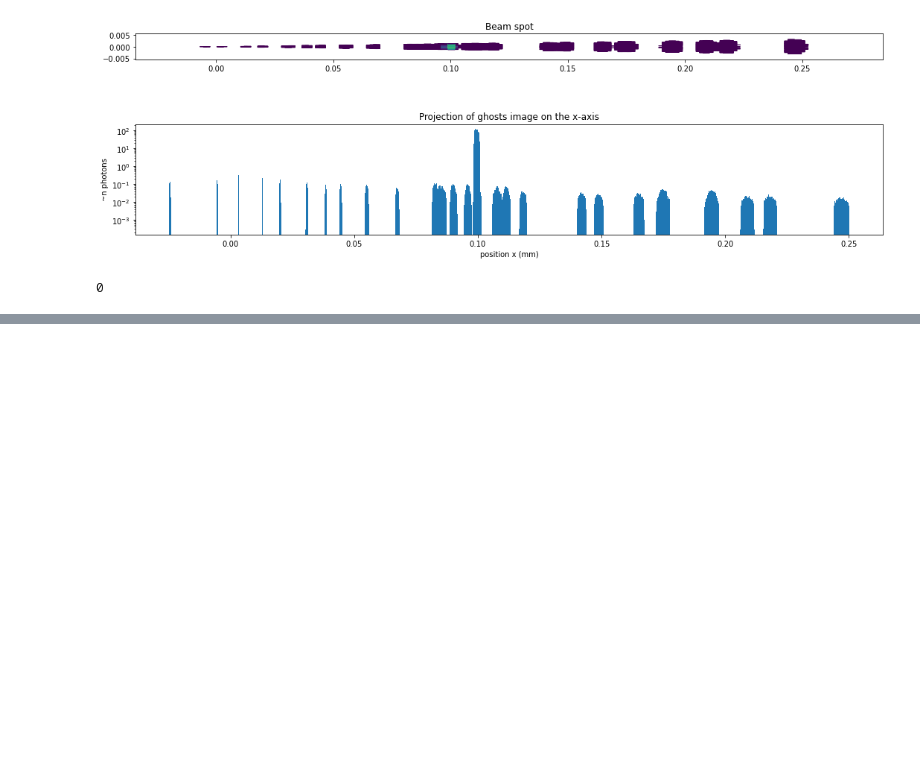
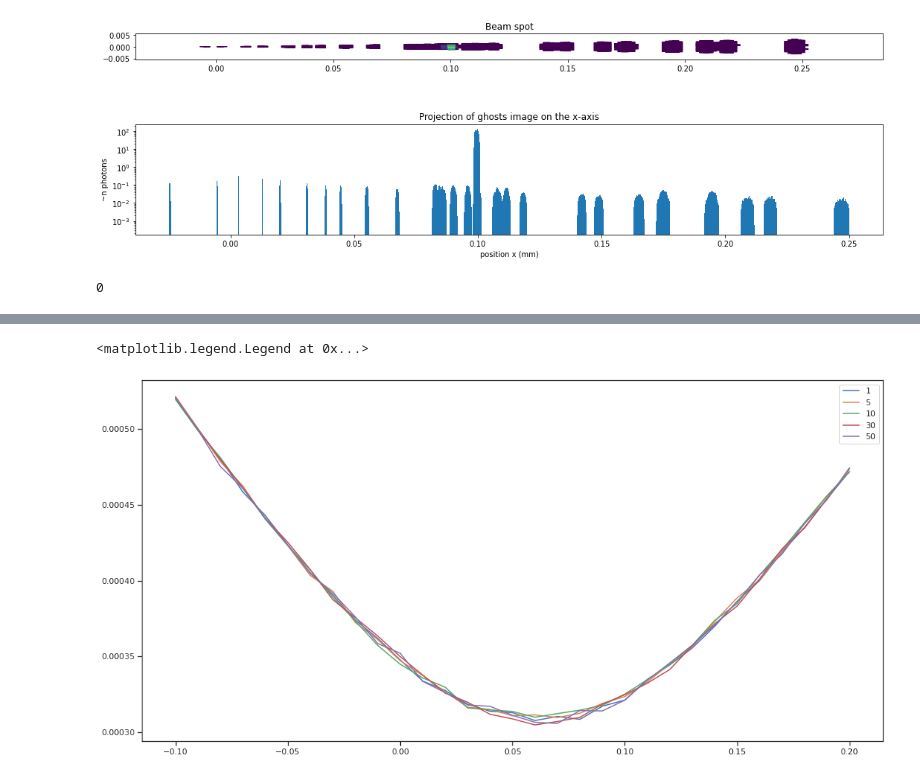
Before and after one commit to lsst-camera-dh/ghosts, a Jupyter notebook: notebooks/LSST_CCOB_ghost_study_distance.ipynb, the cells around one changed output, grey strips where cells are left out. Drawn from its saved outputs; the diff is of its cells as text; code cells hidden in the pictures; blank space fills up the shorter version.

```diff
--- a/notebooks/LSST_CCOB_ghost_study_distance.ipynb
+++ b/notebooks/LSST_CCOB_ghost_study_distance.ipynb
@@ -173,0 +196,9 @@ plotter.plot_distances_rotation_scan(angles_list, distances_2d_L1rot, distances_
+# %%
+# 2D - no effect
+scales = [1, 5, 10, 30, 50]
+for i, d in enumerate(dist_2d_list):
+    plt.plot(angles_20, d, label=scales[i])
+plt.legend()
+# %% [output]
+<matplotlib.legend.Legend at 0x...>
+[figure, added]
```
Also changed, not shown: parts of 21 cells of this notebook.
